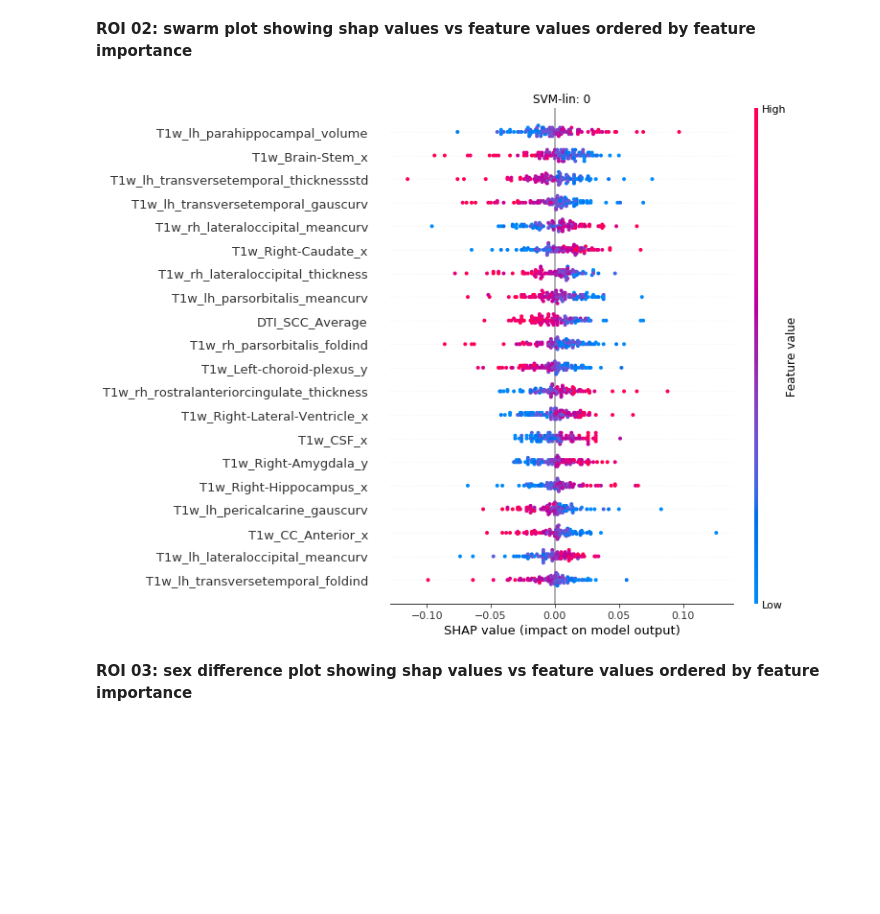
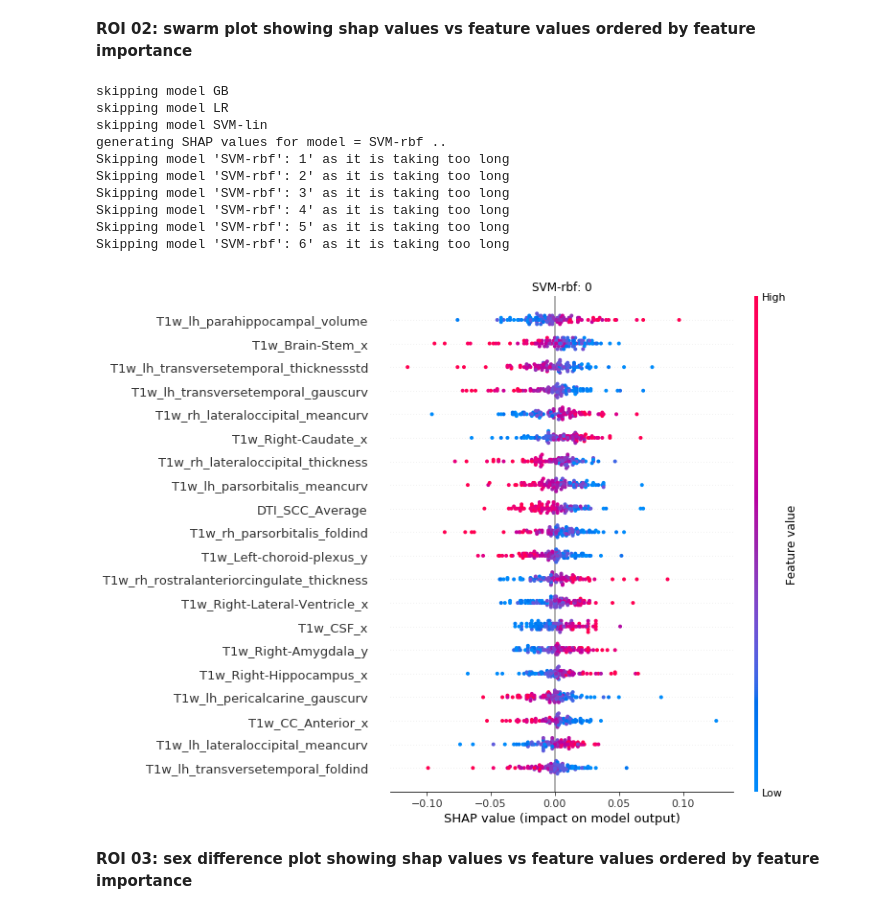
Before and after one commit to jihoonkim2100/imagen_post_hoc_analysis, a Jupyter notebook: imagen_VS.ipynb, the cells around one changed output. Saved outputs shown, nothing was run; the diff lists cells and outputs as text; code cells hidden in the pictures; blank space fills up the shorter version.

```diff
--- a/imagen_VS.ipynb
+++ b/imagen_VS.ipynb
@@ -56,9 +55,18 @@ if not os.path.isdir("figures"):
 # %% [markdown]
 <b> ROI 01: summary bar plot of feature importnace </b>
 # %%
-# plot
-for i in [0]:
-    shap.summary_plot(load_shap_values, features=X, feature_names=X_col_names, plot_type="bar", show=False)
-    plt.title(model_name+": "+str(i))
-    plt.savefig(f"figures/SVM-rbf0_holdout_bar.pdf", bbox_inches='tight')
+for model_name in models:
+    if ( model_name.upper() not in MODEL):
+        print("skipping model {}".format(model_name))
+        continue
+    print("generating SHAP values for model = {} ..".format(model_name))
+    for i, model in enumerate(models[model_name]):
+        if i!=0:
+            print("Skipping model '{}': {}' as it is taking too long".format(model_name, i))
+            continue
+        if i==0:
+            # 1. summary bar plot of feature importnace
+            shap.summary_plot(load_shap_values, features=X, feature_names=X_col_names, plot_type="bar", show=False)
+            plt.title(model_name+": "+str(i))
+            plt.savefig(f"figures/{model_name}{i}_holdout_bar.pdf", bbox_inches='tight')
 # %% [output]
@@ -65,15 +83,33 @@ for i in [0]:
 [figure]
 # %% [markdown]
 <b> ROI 02: swarm plot showing shap values vs feature values ordered by feature importance </b>
-# %%
-for i in [0]:
-    #
-    shap.summary_plot(load_shap_values, features=X, feature_names=X_col_names, plot_type="dot", show=False)
-    plt.title(model_name+": "+str(i))
-    # plt.savefig("figures/{}_swarm.pdf".format(model_name+str(i)), bbox_inches='tight')
-    plt.savefig(f"figures/SVM-rbf0_holdout_swarm.pdf", bbox_inches='tight')
-# %% [output]
-[figure, removed]
+# %%
+for model_name in models:
+    if ( model_name.upper() not in MODEL):
+        print("skipping model {}".format(model_name))
+        continue
+    print("generating SHAP values for model = {} ..".format(model_name))
+    for i, model in enumerate(models[model_name]):
+        if i!=0:
+            print("Skipping model '{}': {}' as it is taking too long".format(model_name, i))
+            continue
+        if i==0:
+            # 2. swarm plot showing shap values vs feature values ordered by feature importance
+            shap.summary_plot(load_shap_values, features=X, feature_names=X_col_names, plot_type="dot", show=False)
+            plt.title(model_name+": "+str(i))
+            plt.savefig(f"figures/{model_name}{i}_holdout_swarm.pdf", bbox_inches='tight')
+# %% [output]
+skipping model GB
+skipping model LR
+skipping model SVM-lin
+generating SHAP values for model = SVM-rbf ..
+Skipping model 'SVM-rbf': 1' as it is taking too long
+Skipping model 'SVM-rbf': 2' as it is taking too long
+Skipping model 'SVM-rbf': 3' as it is taking too long
+Skipping model 'SVM-rbf': 4' as it is taking too long
+Skipping model 'SVM-rbf': 5' as it is taking too long
+Skipping model 'SVM-rbf': 6' as it is taking too long
+[figure, added]
 # %% [markdown]
 <b> ROI 03: sex difference plot showing shap values vs feature values ordered by feature importance </b>
 # %%
```
Also changed, not shown: parts of 15 cells of this notebook, 14 other files.
